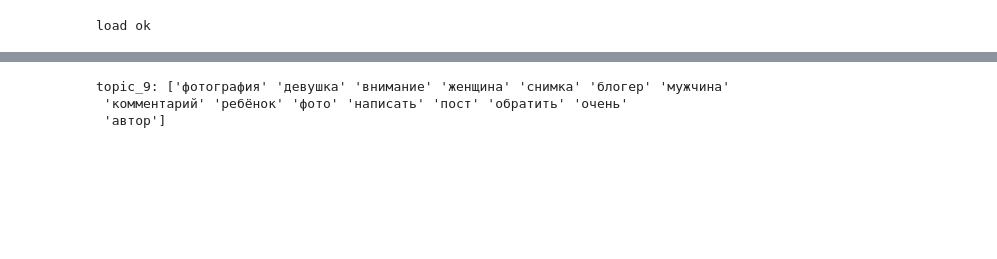
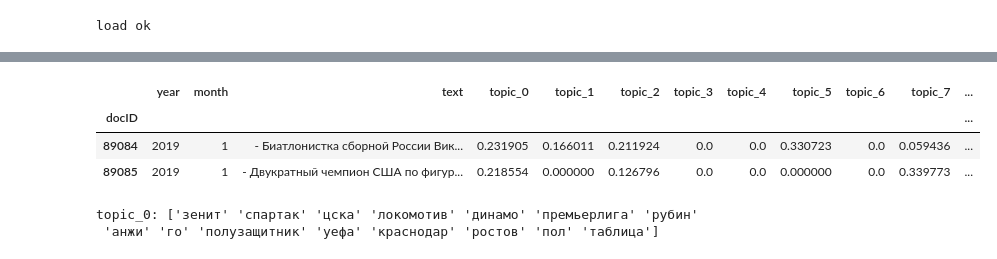
Before and after one commit to vtrokhymenko/topic_news, a Jupyter notebook: bigartm/search_topic.ipynb, the cells around one changed output, grey strips where cells are left out. Saved outputs shown, nothing was run; the diff lists cells and outputs as text; code cells hidden in the pictures; blank space fills up the shorter version.

```diff
--- a/bigartm/search_topic.ipynb
+++ b/bigartm/search_topic.ipynb
@@ -87,12 +148,19 @@ max_col =  theta.idxmax()[0]
+# %%
+joined.tail(2)
+# %% [output]
+|  | year | month | text | topic_0 | topic_1 | topic_2 | topic_3 | topic_4 | topic_5 | topic_6 | topic_7 | ... |
+| docID |  |  |  |  |  |  |  |  |  |  |  | ... |
+| 89084 | 2019 | 1 | - Биатлонистка сборной России Вик... | 0.231905 | 0.166011 | 0.211924 | 0.0 | 0.0 | 0.330723 | 0.0 | 0.059436 | ... |
+| 89085 | 2019 | 1 | - Двукратный чемпион США по фигур... | 0.218554 | 0.000000 | 0.126796 | 0.0 | 0.0 | 0.000000 | 0.0 | 0.339773 | ... |
 # %%
-# Самый ближайший топик
+# Самый ближайший топик для нашей новой новости
+max_col =  theta.idxmax()[0]
 phi = model.get_phi()
 phi['word'] = phi.index
 phi['word']=phi.word.apply(lambda x: x[1])
 
 print(f"{max_col}: {phi[[max_col, 'word']].sort_values(by=max_col, ascending=False)['word'].values[:15]}")
 # %% [output]
-topic_9: ['фотография' 'девушка' 'внимание' 'женщина' 'снимка' 'блогер' 'мужчина'
- 'комментарий' 'ребёнок' 'фото' 'написать' 'пост' 'обратить' 'очень'
- 'автор']
+topic_0: ['зенит' 'спартак' 'цска' 'локомотив' 'динамо' 'премьерлига' 'рубин'
+ 'анжи' 'го' 'полузащитник' 'уефа' 'краснодар' 'ростов' 'пол' 'таблица']
 # %%
```
Also changed, not shown: parts of 16 cells of this notebook.
